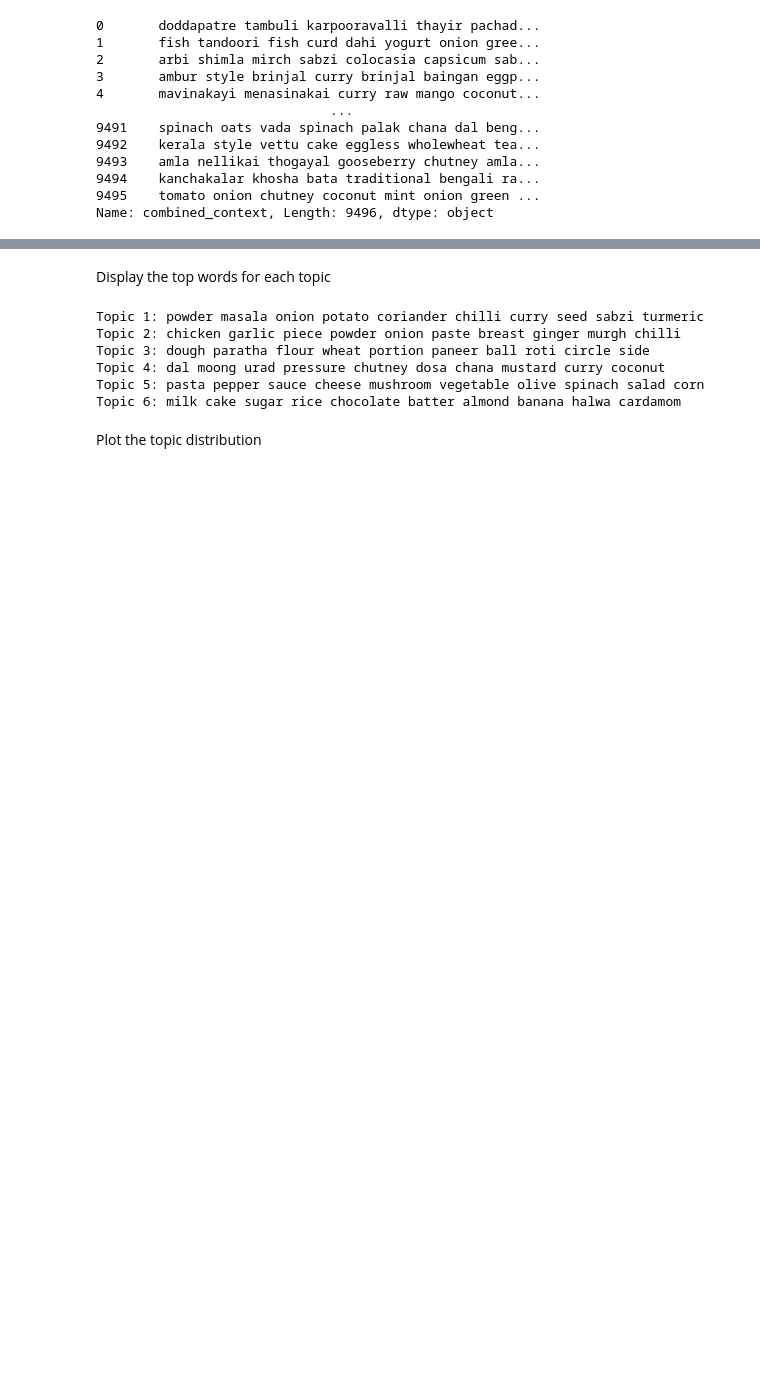
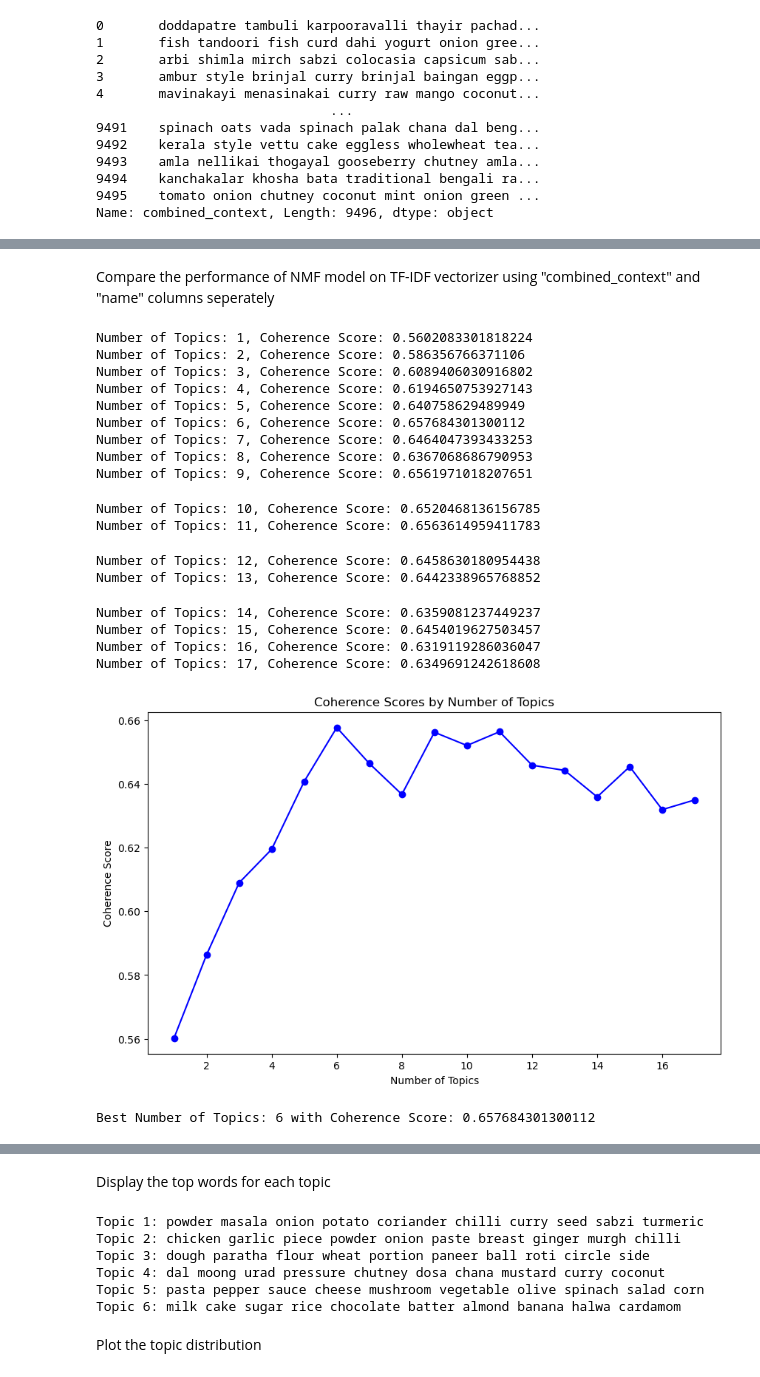
Before and after one commit to jonkerr/indian-food, a Jupyter notebook: topic_modeling_NMF.ipynb, the cells around one changed output, grey strips where cells are left out. Drawn from its saved outputs; the diff is of its cells as text; code cells hidden in the pictures; blank space fills up the shorter version.

Commit message:
a few changes in recommendation result

```diff
--- a/topic_modeling_NMF.ipynb
+++ b/topic_modeling_NMF.ipynb
@@ -115,21 +50,0 @@ B- Display the top words for each topic
-# %%
-from sklearn.feature_extraction.text import TfidfVectorizer
-from sklearn.decomposition import NMF
-
-# Assuming you've already selected the best_num_topics based on coherence score
-best_num_topics =1  # Replace this with the best number of topics you found
-tfidf_vectorizer = TfidfVectorizer()
-tfidf_matrix = tfidf_vectorizer.fit_transform(recom_df['processed_name'])
-
-# Train NMF model with the optimal number of topics
-nmf_model = NMF(n_components=best_num_topics, random_state=42)
-nmf_model.fit(tfidf_matrix)
-
-# Get the feature names (vocabulary) from the vectorizer
-feature_names = tfidf_vectorizer.get_feature_names_out()
-
-# Display the top words for each topic
-num_top_words = 10  # Number of words to display for each topic
-for topic_idx, topic in enumerate(nmf_model.components_):
-    top_words = [feature_names[i] for i in topic.argsort()[:-num_top_words - 1:-1]]
-    print(f"Topic {topic_idx + 1}: {' '.join(top_words)}")
@@ -343,0 +118,24 @@ if recommended_recipes is not None:
+# %% [markdown]
+Compare the performance of NMF model on TF-IDF vectorizer using "combined_context" and "name" columns seperately
+# %%
+combined_coherence_scores_nmf_tfidf = compute_coherence_scores_nmf(recom_df['combined_context'], TfidfVectorizer(), range(1, 18,1))
+# %% [output]
+Number of Topics: 1, Coherence Score: 0.5602083301818224
+Number of Topics: 2, Coherence Score: 0.586356766371106
+Number of Topics: 3, Coherence Score: 0.6089406030916802
+Number of Topics: 4, Coherence Score: 0.6194650753927143
+Number of Topics: 5, Coherence Score: 0.640758629489949
+Number of Topics: 6, Coherence Score: 0.657684301300112
+Number of Topics: 7, Coherence Score: 0.6464047393433253
+Number of Topics: 8, Coherence Score: 0.6367068686790953
+Number of Topics: 9, Coherence Score: 0.6561971018207651
+Number of Topics: 10, Coherence Score: 0.6520468136156785
+Number of Topics: 11, Coherence Score: 0.6563614959411783
+Number of Topics: 12, Coherence Score: 0.6458630180954438
+Number of Topics: 13, Coherence Score: 0.6442338965768852
+Number of Topics: 14, Coherence Score: 0.6359081237449237
+Number of Topics: 15, Coherence Score: 0.6454019627503457
+Number of Topics: 16, Coherence Score: 0.6319119286036047
+Number of Topics: 17, Coherence Score: 0.6349691242618608
+[figure, added]
+Best Number of Topics: 6 with Coherence Score: 0.657684301300112
```
Also changed, not shown: parts of 31 cells of this notebook.
